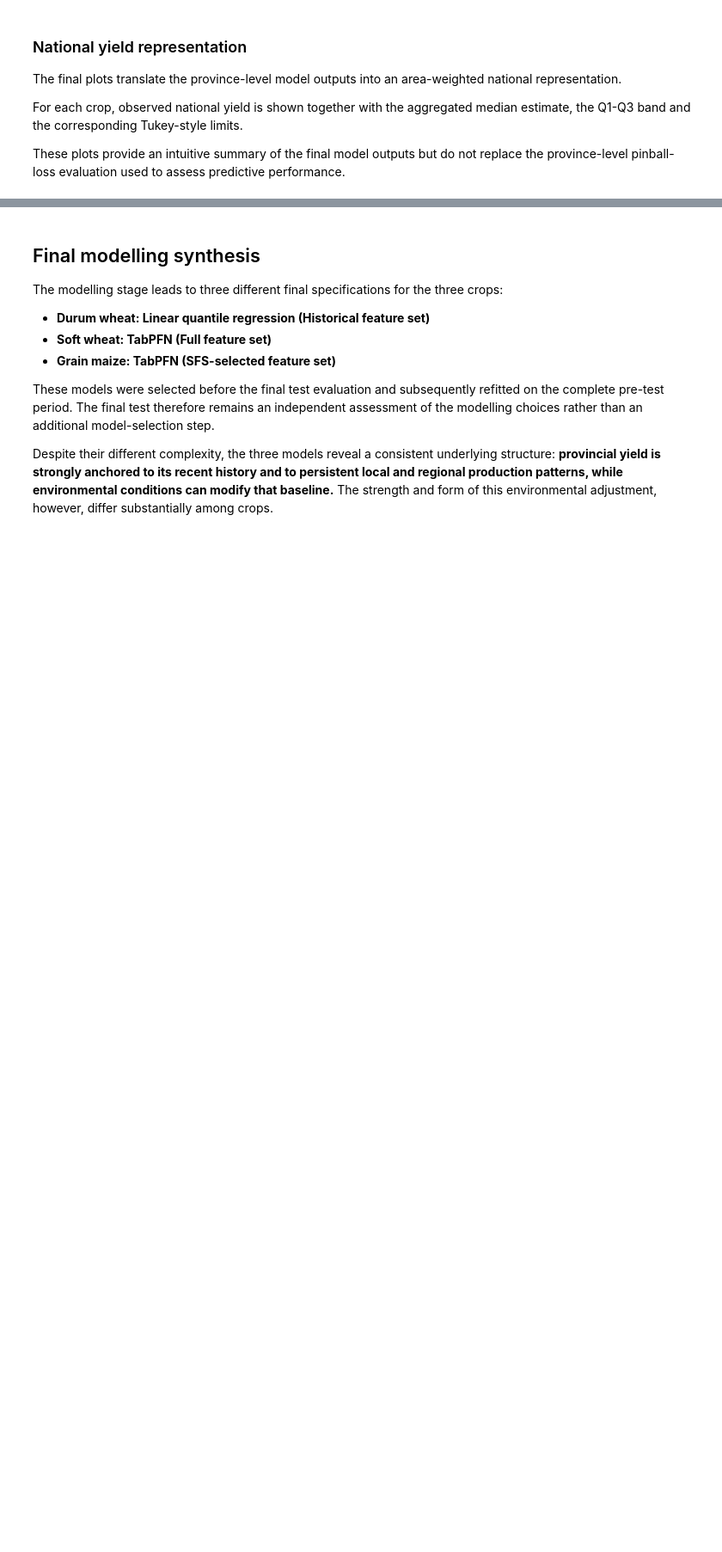
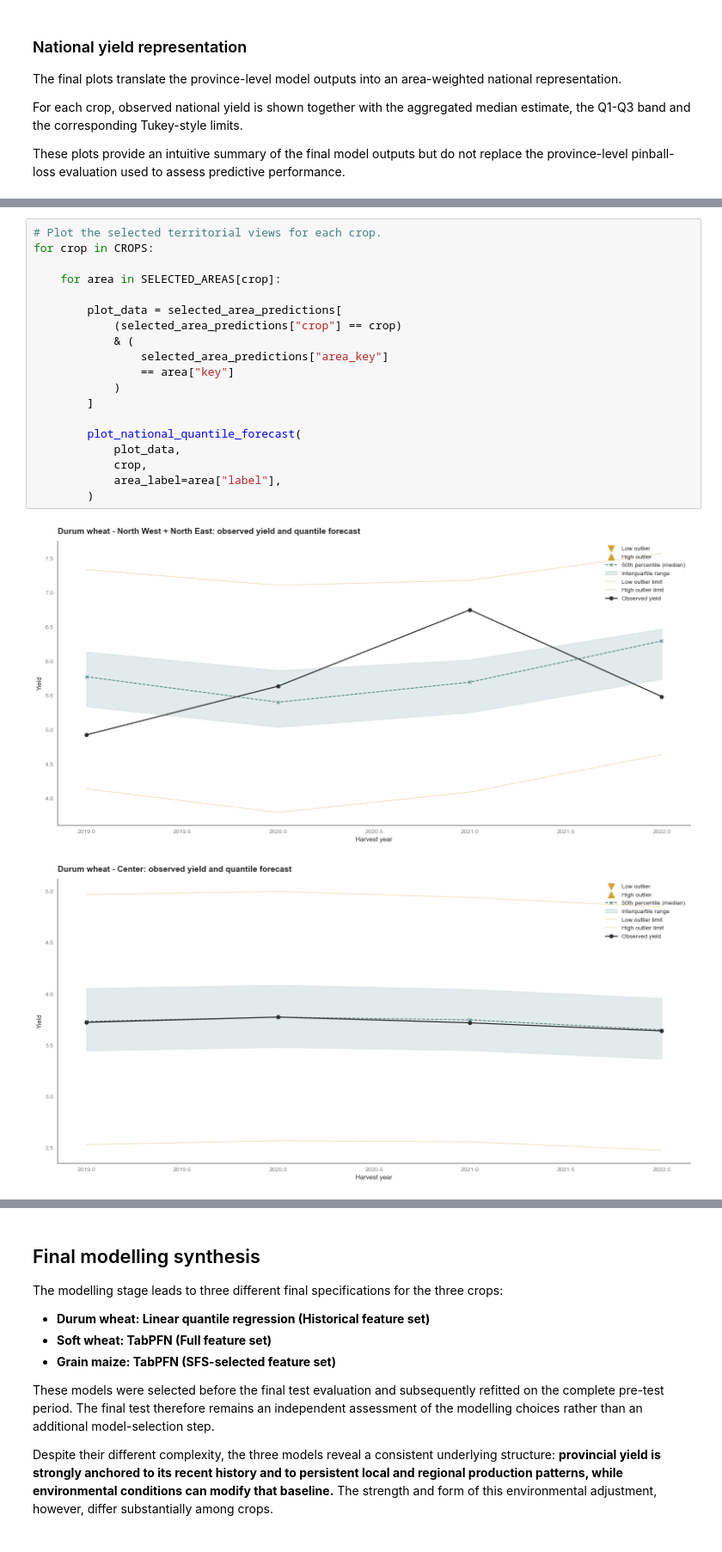
Before and after one commit to AlessioRepetto/agriclimate-intelligence, a Jupyter notebook: notebooks/ML_Quantile_Modelling.ipynb, the cells around one changed output, grey strips where cells are left out. Shown at 86% size. Drawn from its saved outputs; the diff is of its cells as text; blank space fills up the shorter version.

```diff
--- a/notebooks/ML_Quantile_Modelling.ipynb
+++ b/notebooks/ML_Quantile_Modelling.ipynb
@@ -3961,0 +4168,22 @@ for crop in CROPS:
+# %%
+# Plot the selected territorial views for each crop.
+for crop in CROPS:
+
+    for area in SELECTED_AREAS[crop]:
+
+        plot_data = selected_area_predictions[
+            (selected_area_predictions["crop"] == crop)
+            & (
+                selected_area_predictions["area_key"]
+                == area["key"]
+            )
+        ]
+
+        plot_national_quantile_forecast(
+            plot_data,
+            crop,
+            area_label=area["label"],
+        )
+# %% [output]
+[figure, added]
+[figure, added]
```
Also changed, not shown: parts of 13 cells of this notebook.
